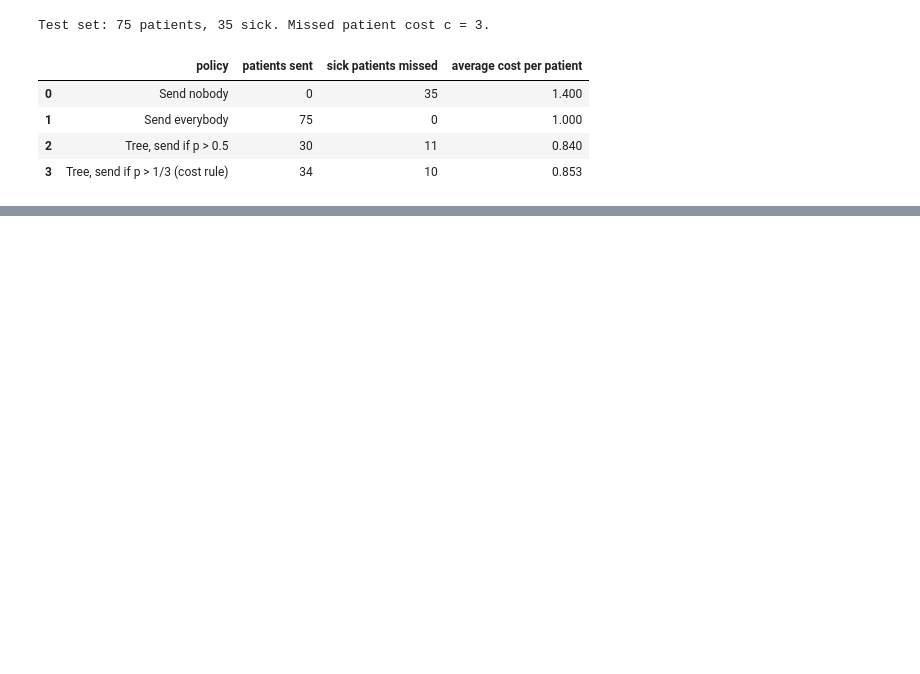
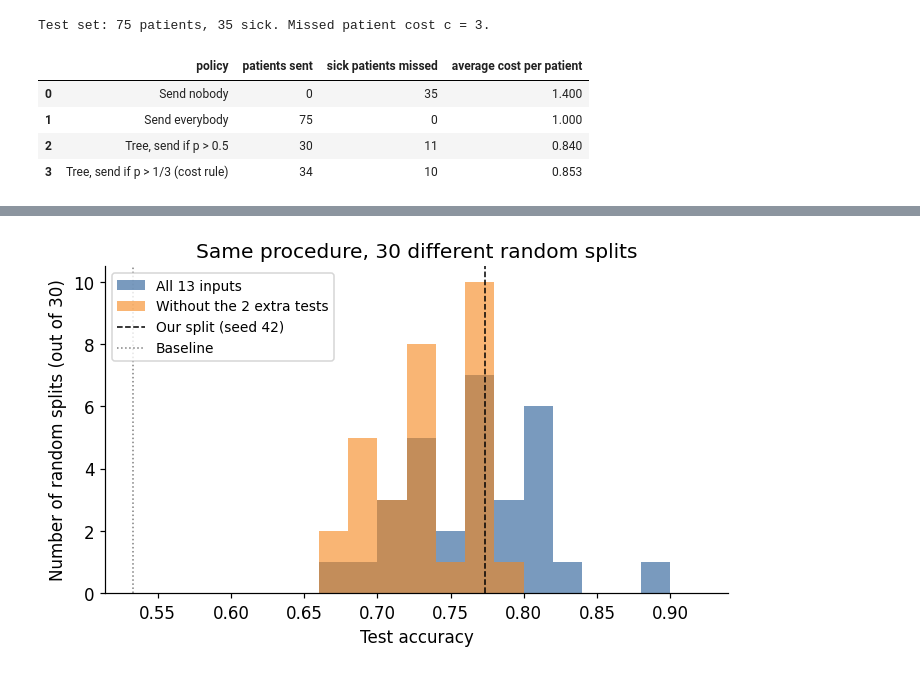
Before and after one commit to widodu77/augmented-dec, a Jupyter notebook: heart_disease_tree.ipynb, the cells around one changed output, grey strips where cells are left out. Cells and saved outputs as stored; diff of their text form; code cells hidden in the pictures; blank space fills up the shorter version.

```diff
--- a/heart_disease_tree.ipynb
+++ b/heart_disease_tree.ipynb
@@ -433,0 +577,16 @@ sensitivity
+# %%
+fig, ax = plt.subplots(figsize=(6.5, 4))
+bins = np.linspace(0.6, 0.92, 17)
+ax.hist(runs_all["test accuracy"], bins=bins, alpha=0.75, color="#4C78A8", label="All 13 inputs")
+ax.hist(runs_pre["test accuracy"], bins=bins, alpha=0.6, color="#F58518", label="Without the 2 extra tests")
+ax.axvline(accuracy_score(y_test, y_pred), color="black", ls="--", lw=1, label="Our split (seed 42)")
+ax.axvline(baseline_acc, color="grey", ls=":", lw=1, label="Baseline")
+ax.set_xlabel("Test accuracy")
+ax.set_ylabel("Number of random splits (out of 30)")
+ax.set_title("Same procedure, 30 different random splits")
+ax.legend(loc="upper left", fontsize=9)
+fig.tight_layout()
+fig.savefig("figures/07_stability.png")
+plt.show()
+# %% [output]
+[figure, added]
```
Also changed, not shown: parts of 25 cells of this notebook, 5 other files.
